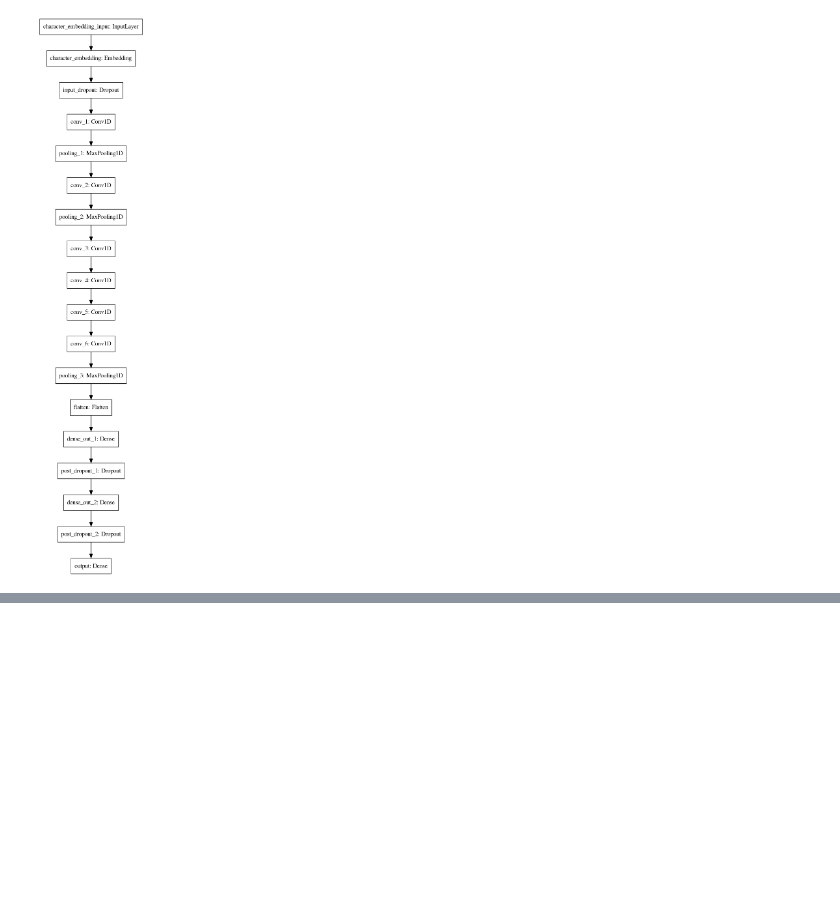
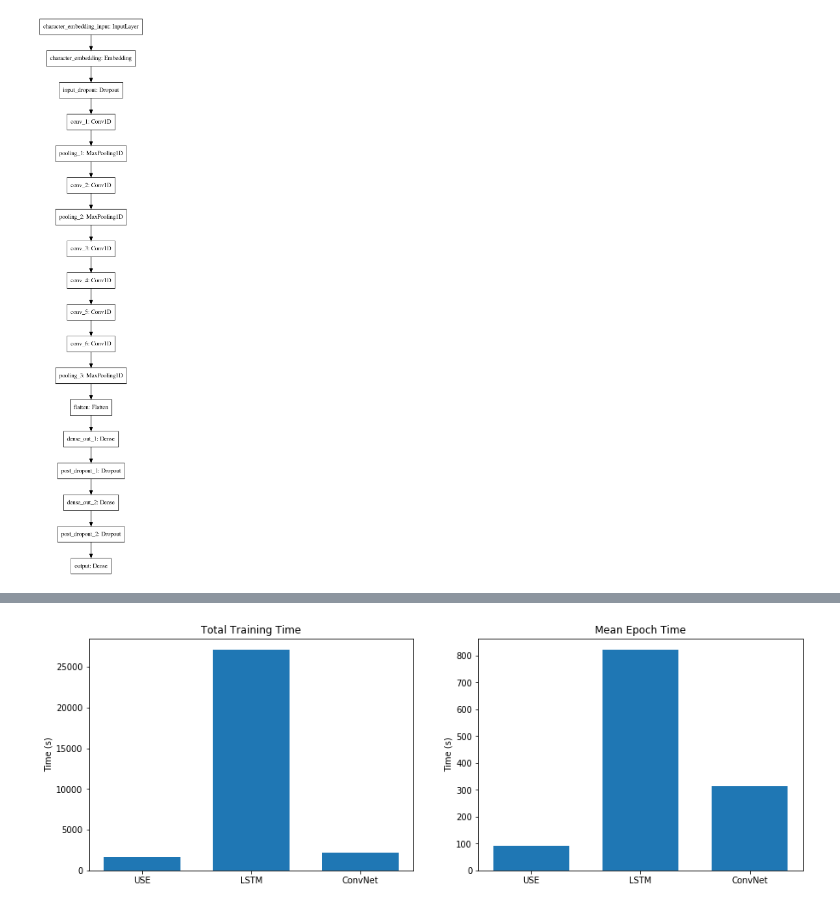
Before and after one commit to sjmiller8182/character-convolutions-classification, a Jupyter notebook: character-convolution-tutorial.ipynb, the cells around one changed output, grey strips where cells are left out. Cells and saved outputs as stored; diff of their text form; code cells hidden in the pictures; blank space fills up the shorter version.

```diff
--- a/character-convolution-tutorial.ipynb
+++ b/character-convolution-tutorial.ipynb
@@ -238,0 +429,23 @@ Two other models are used for comparison: a bidirectional LSTM and the [Universa
+# %%
+cov_times = np.array([311, 317, 316, 313, 313, 312, 313])
+lstm_times = np.array([
+    832, 826, 823, 833, 833, 831, 835, 821, 821, 821, 821,
+    821, 822, 826, 827, 824, 825, 824, 822, 825, 827, 816,
+    816, 816, 816, 816, 816, 816, 816, 816, 815, 815, 816])
+use_times = np.array([91] * 16 + [92] * 2)
+ind = np.arange(3)
+width = 0.7
+fig, ax = plt.subplots(ncols=2, figsize = (15, 5))
+ax[0].bar(ind, [use_times.sum(), lstm_times.sum(), cov_times.sum()], width);
+ax[0].set_xticks(ind)
+ax[0].set_xticklabels(('USE','LSTM', 'ConvNet'))
+ax[0].set_title('Total Training Time');
+ax[0].set_ylabel('Time (s)')
+ax[1].bar(ind, [use_times.mean(), lstm_times.mean(), cov_times.mean()], width);
+ax[1].set_xticks(ind)
+ax[1].set_xticklabels(('USE','LSTM', 'ConvNet'))
+ax[1].set_title('Mean Epoch Time')
+ax[1].set_ylabel('Time (s)');
+#fig.savefig('./model_training_time_compare.png')
+# %% [output]
+[figure, added]
```
Also changed, not shown: parts of 25 cells of this notebook, 4 other files.
